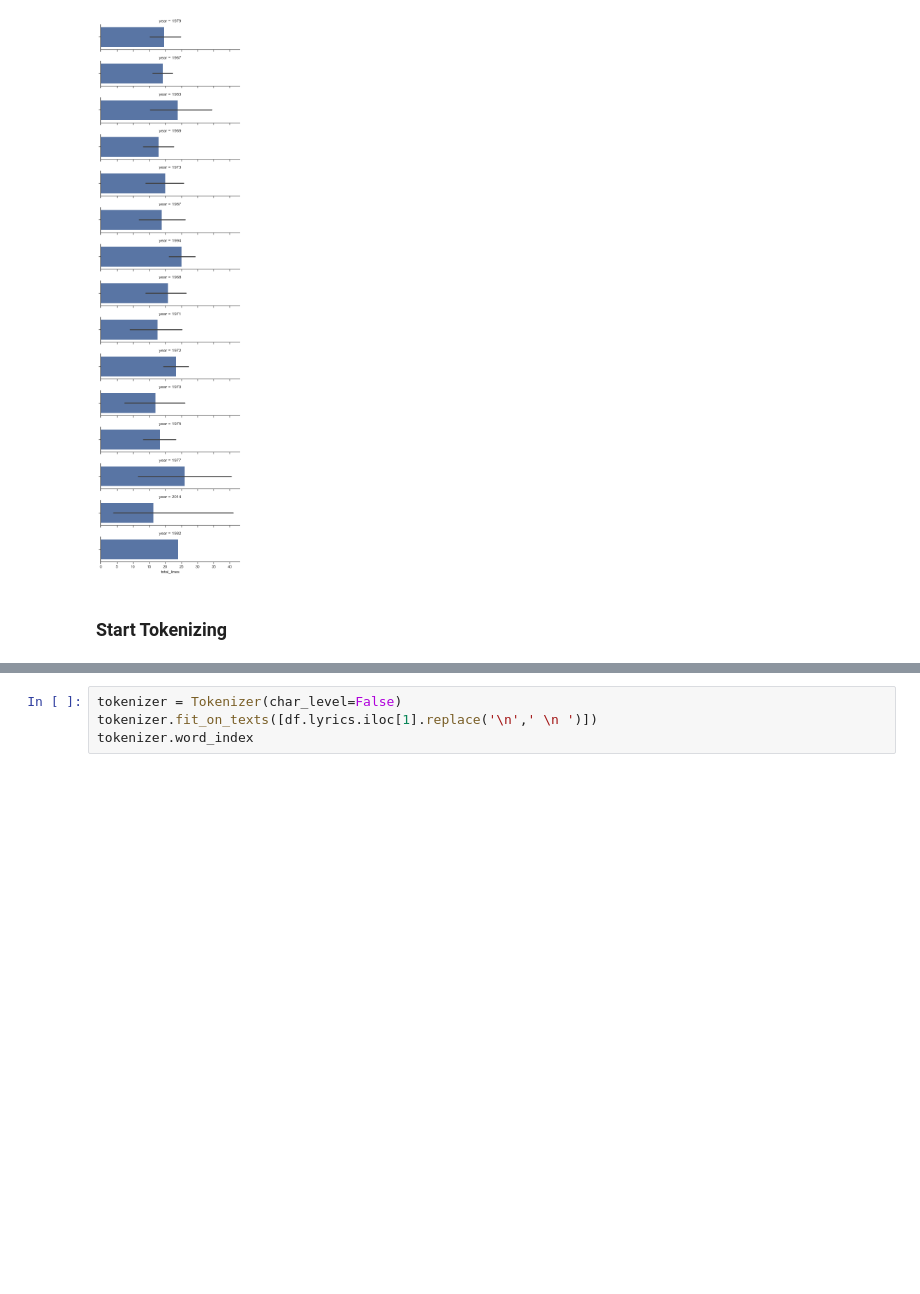
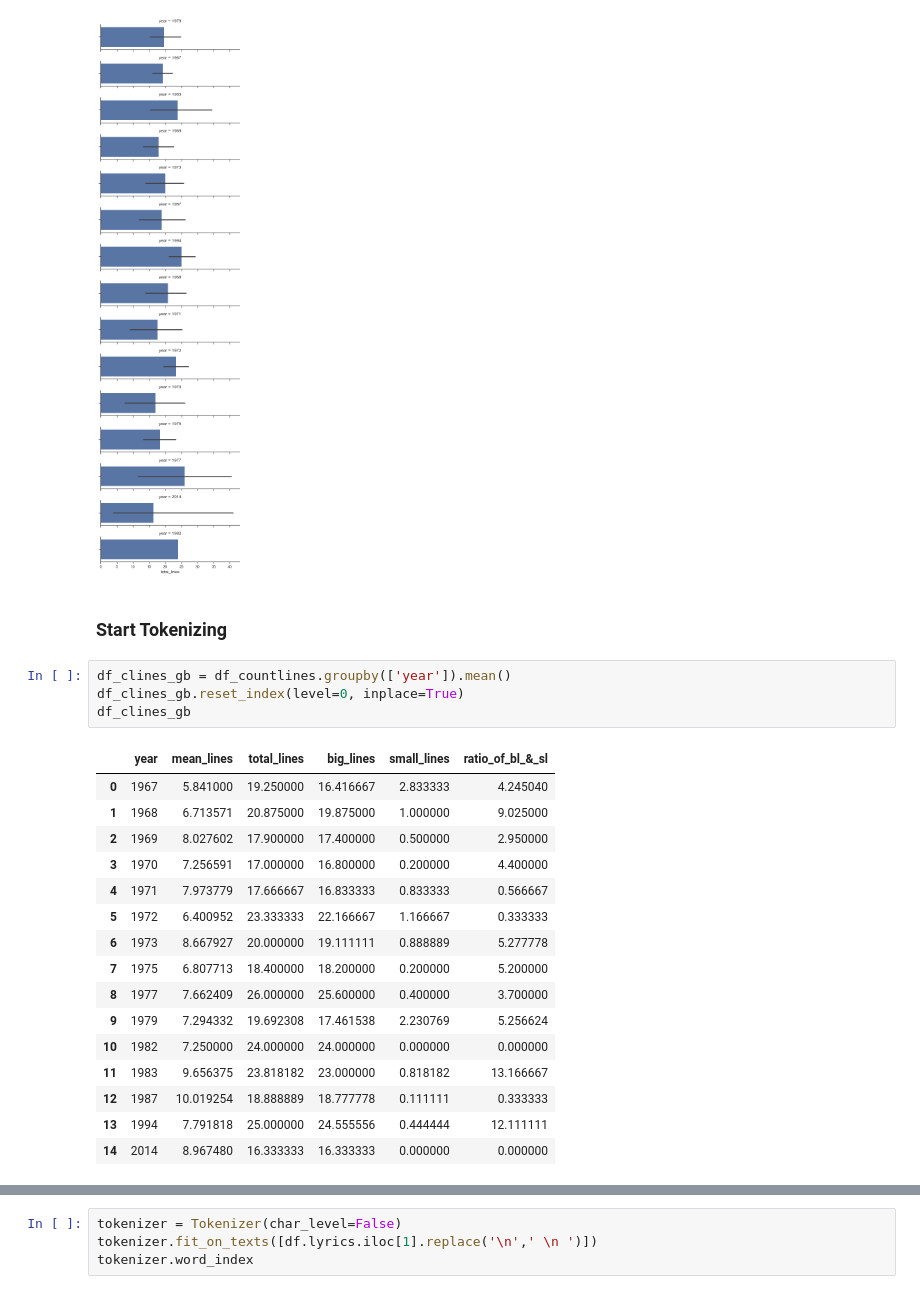
Before and after one commit to kelvinpurdom/PinkFloydLyrics, a Jupyter notebook: notebooks/PinkFloyd.ipynb, the cells around one changed output, grey strips where cells are left out. Drawn from its saved outputs; the diff is of its cells as text; blank space fills up the shorter version.

```diff
--- a/notebooks/PinkFloyd.ipynb
+++ b/notebooks/PinkFloyd.ipynb
@@ -146,3 +146,24 @@ g.map(sns.barplot, "total_lines");
 [figure]
 # %% [markdown]
 ### Start Tokenizing
+# %%
+df_clines_gb = df_countlines.groupby(['year']).mean()
+df_clines_gb.reset_index(level=0, inplace=True)
+df_clines_gb
+# %% [output]
+|  | year | mean_lines | total_lines | big_lines | small_lines | ratio_of_bl_&_sl |
+| 0 | 1967 | 5.841000 | 19.250000 | 16.416667 | 2.833333 | 4.245040 |
+| 1 | 1968 | 6.713571 | 20.875000 | 19.875000 | 1.000000 | 9.025000 |
+| 2 | 1969 | 8.027602 | 17.900000 | 17.400000 | 0.500000 | 2.950000 |
+| 3 | 1970 | 7.256591 | 17.000000 | 16.800000 | 0.200000 | 4.400000 |
+| 4 | 1971 | 7.973779 | 17.666667 | 16.833333 | 0.833333 | 0.566667 |
+| 5 | 1972 | 6.400952 | 23.333333 | 22.166667 | 1.166667 | 0.333333 |
+| 6 | 1973 | 8.667927 | 20.000000 | 19.111111 | 0.888889 | 5.277778 |
+| 7 | 1975 | 6.807713 | 18.400000 | 18.200000 | 0.200000 | 5.200000 |
+| 8 | 1977 | 7.662409 | 26.000000 | 25.600000 | 0.400000 | 3.700000 |
+| 9 | 1979 | 7.294332 | 19.692308 | 17.461538 | 2.230769 | 5.256624 |
+| 10 | 1982 | 7.250000 | 24.000000 | 24.000000 | 0.000000 | 0.000000 |
+| 11 | 1983 | 9.656375 | 23.818182 | 23.000000 | 0.818182 | 13.166667 |
+| 12 | 1987 | 10.019254 | 18.888889 | 18.777778 | 0.111111 | 0.333333 |
+| 13 | 1994 | 7.791818 | 25.000000 | 24.555556 | 0.444444 | 12.111111 |
+| 14 | 2014 | 8.967480 | 16.333333 | 16.333333 | 0.000000 | 0.000000 |
```
Also changed, not shown: parts of 1 cell of this notebook.
